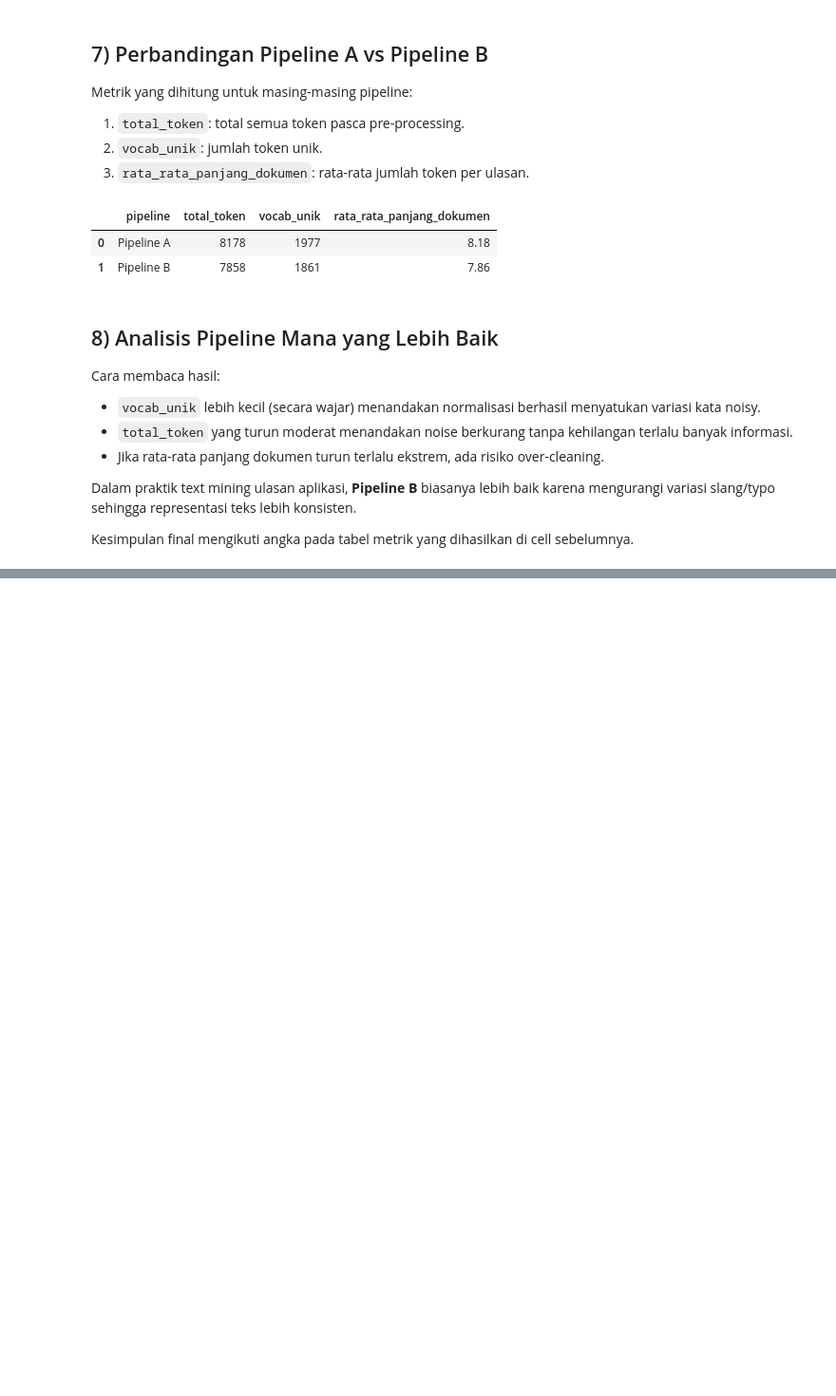
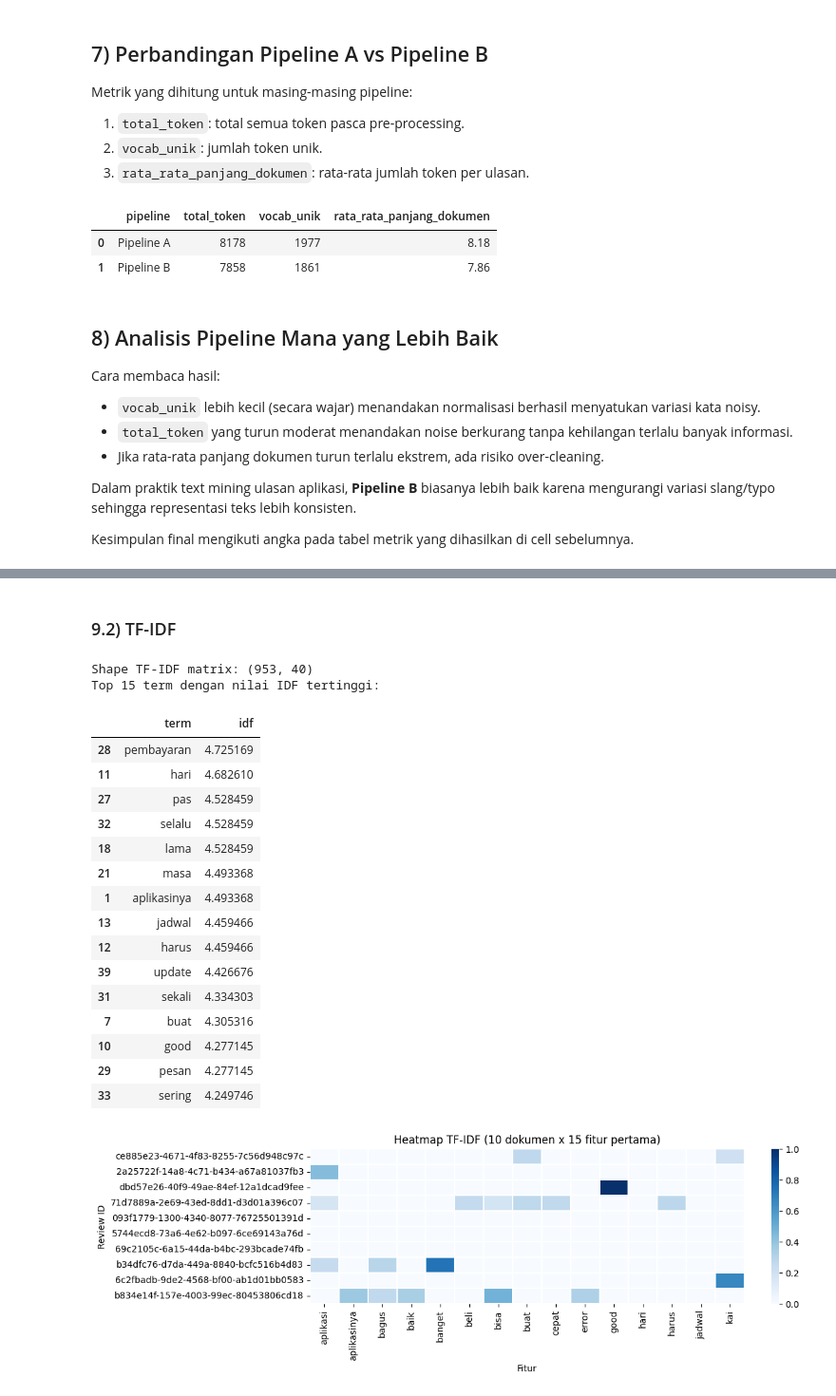
Before and after one commit to titan2903/text_mining_semeter_4, a Jupyter notebook: tugas_pertemuan_2/main.ipynb, the cells around one changed output, grey strips where cells are left out. Shown at 95% size. Cells and saved outputs as stored; diff of their text form; code cells hidden in the pictures; blank space fills up the shorter version.

```diff
--- a/tugas_pertemuan_2/main.ipynb
+++ b/tugas_pertemuan_2/main.ipynb
@@ -432,0 +520,52 @@ Kesimpulan final mengikuti angka pada tabel metrik yang dihasilkan di cell sebel
+# %% [markdown]
+### 9.2) TF-IDF
+# %%
+tfidf_vectorizer = TfidfVectorizer(max_features=40, min_df=2)
+X_tfidf = tfidf_vectorizer.fit_transform(fe_df['fe_text'])
+
+idf_df = (
+    pd.DataFrame({
+        'term': tfidf_vectorizer.get_feature_names_out(),
+        'idf': tfidf_vectorizer.idf_
+    })
+    .sort_values('idf', ascending=False)
+    .head(15)
+)
+
+print(f"Shape TF-IDF matrix: {X_tfidf.shape}")
+print("Top 15 term dengan nilai IDF tertinggi:")
+display(idf_df)
+
+tfidf_dense_df = pd.DataFrame(
+    X_tfidf.toarray(),
+    columns=tfidf_vectorizer.get_feature_names_out(),
+    index=fe_df['reviewId'].astype(str)
+)
+
+plt.figure(figsize=(12, 4))
+sns.heatmap(tfidf_dense_df.iloc[:10, :15], cmap='Blues', linewidths=0.2)
+plt.title('Heatmap TF-IDF (10 dokumen x 15 fitur pertama)')
+plt.xlabel('Fitur')
+plt.ylabel('Review ID')
+plt.tight_layout()
+plt.show()
+# %% [output]
+Shape TF-IDF matrix: (953, 40)
+Top 15 term dengan nilai IDF tertinggi:
+|  | term | idf |
+| 28 | pembayaran | 4.725169 |
+| 11 | hari | 4.682610 |
+| 27 | pas | 4.528459 |
+| 32 | selalu | 4.528459 |
+| 18 | lama | 4.528459 |
+| 21 | masa | 4.493368 |
+| 1 | aplikasinya | 4.493368 |
+| 13 | jadwal | 4.459466 |
+| 12 | harus | 4.459466 |
+| 39 | update | 4.426676 |
+| 31 | sekali | 4.334303 |
+| 7 | buat | 4.305316 |
+| 10 | good | 4.277145 |
+| 29 | pesan | 4.277145 |
+| 33 | sering | 4.249746 |
+[figure, added]
```
Also changed, not shown: parts of 15 cells of this notebook, 1 other file.
